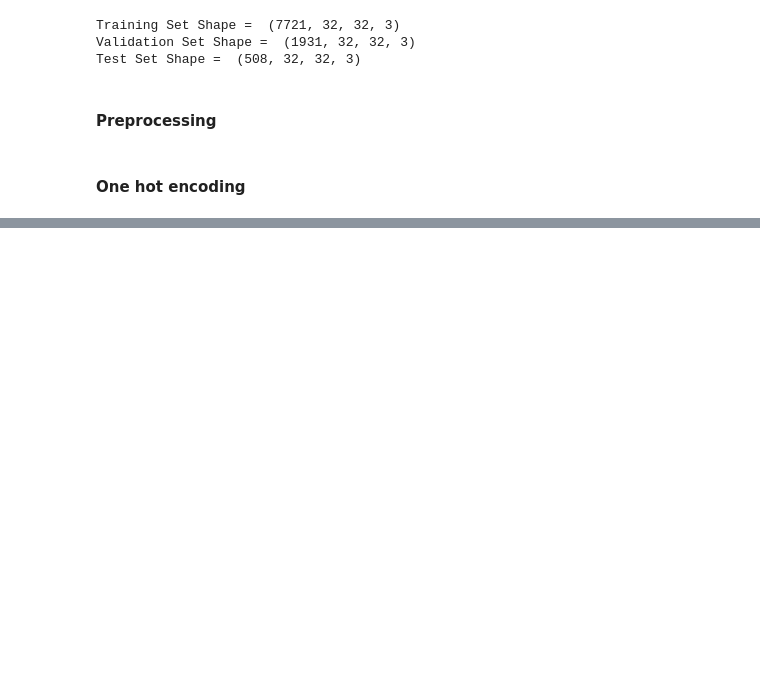
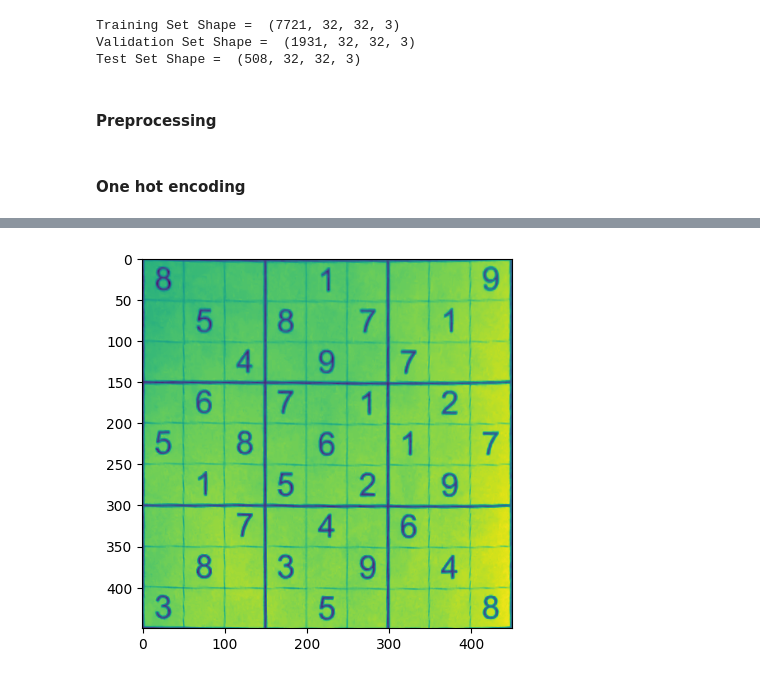
Before and after one commit to Isa1asN/sudoku_solver, a Jupyter notebook: backend/model/train.ipynb, the cells around one changed output, grey strips where cells are left out. Saved outputs shown, nothing was run; the diff lists cells and outputs as text; code cells hidden in the pictures; blank space fills up the shorter version.

```diff
--- a/backend/model/train.ipynb
+++ b/backend/model/train.ipynb
@@ -80,0 +220,16 @@ valid_y = to_categorical(valid_y, data_classes)
+# %%
+black_img = np.zeros((450, 450, 3), np.uint8)
+biggest, maxArea = main_outline(contour)
+if biggest.size != 0:
+    biggest = reframe(biggest)
+cv2.drawContours(contour_2,biggest, -1, (0,255,0),10)
+pts1 = np.float32(biggest)
+pts2 = np.float32([[0, 0], [450, 0], [0, 450], [450, 450]])
+matrix = cv2.getPerspectiveTransform(pts1, pts2)
+imagewrap = cv2.warpPerspective(sudoku_a,matrix,(450, 450))
+imagewrap =cv2.cvtColor(imagewrap, cv2.COLOR_BGR2GRAY)
+plt.figure()
+plt.imshow(imagewrap)
+plt.show()
+# %% [output]
+[figure, added]
```
Also changed, not shown: parts of 19 cells of this notebook, 1 other file.
